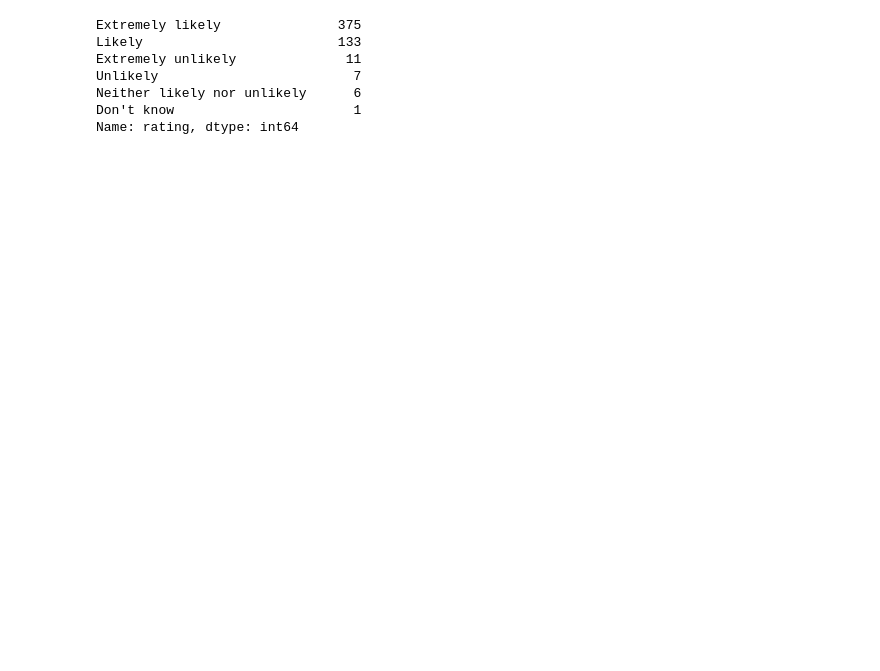
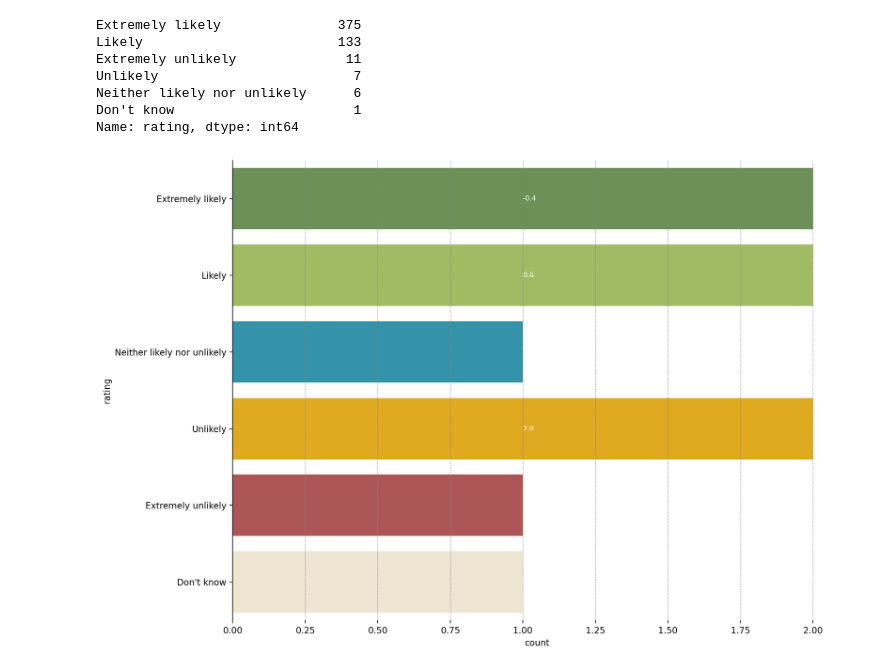
Before and after one commit to janduplessis883/friends-and-family-test-analysis, a Jupyter notebook: notebooks/exploration.ipynb, the cells around one changed output. Cells and saved outputs as stored; diff of their text form; code cells hidden in the pictures; blank space fills up the shorter version.

```diff
--- a/notebooks/exploration.ipynb
+++ b/notebooks/exploration.ipynb
@@ -122,3 +133,56 @@ Unlikely                         7
 Neither likely nor unlikely      6
 Don't know                       1
 Name: rating, dtype: int64
+# %%
+import seaborn as sns
+import matplotlib.pyplot as plt
+import pandas as pd
+
+# Sample data - replace this with your actual data
+processed_data = pd.DataFrame({
+    'rating': ['Extremely likely', 'Likely', 'Neither likely nor unlikely',
+               'Unlikely', 'Extremely unlikely', 'Don\'t know',
+               'Likely', 'Extremely likely', 'Unlikely']  # Add your data here
+})
+
+# Define the order and corresponding colors
+order = [
+    'Extremely likely',
+    'Likely',
+    'Neither likely nor unlikely',
+    'Unlikely',
+    'Extremely unlikely',
+    'Don\'t know'
+]
+
+palette = {
+    'Extremely likely': '#6a994e',
+    'Likely': '#A7C957',
+    'Neither likely nor unlikely': '#219ebc',
+    'Unlikely': '#ffb700',
+    'Extremely unlikely': '#bc4749',
+    'Don\'t know': '#F2E8CF'
+}
+
+# Set the figure size (width, height) in inches
+plt.figure(figsize=(12, 8))
+
+sns.countplot(data=processed_data, y='rating', order=order, palette=palette)
+ax = plt.gca()
+
+for p in ax.patches:
+    width = p.get_width()
+    y = p.get_y() + p.get_height() / 2
+    # Place the y-label on the bar
+    ax.text(1, y, p.get_y(), va='center', fontsize=8, color='white')  # Adjust position and color as needed
+
+ax.spines["top"].set_visible(False)
+ax.spines["right"].set_visible(False)
+ax.spines["bottom"].set_visible(False)
+ax.xaxis.grid(True, linestyle="--", linewidth=0.5, color="#888888")
+ax.yaxis.grid(False)
+plt.tight_layout()
+
+plt.show()
+# %% [output]
+[figure, added]
```
Also changed, not shown: parts of 3 cells of this notebook, 3 other files.
